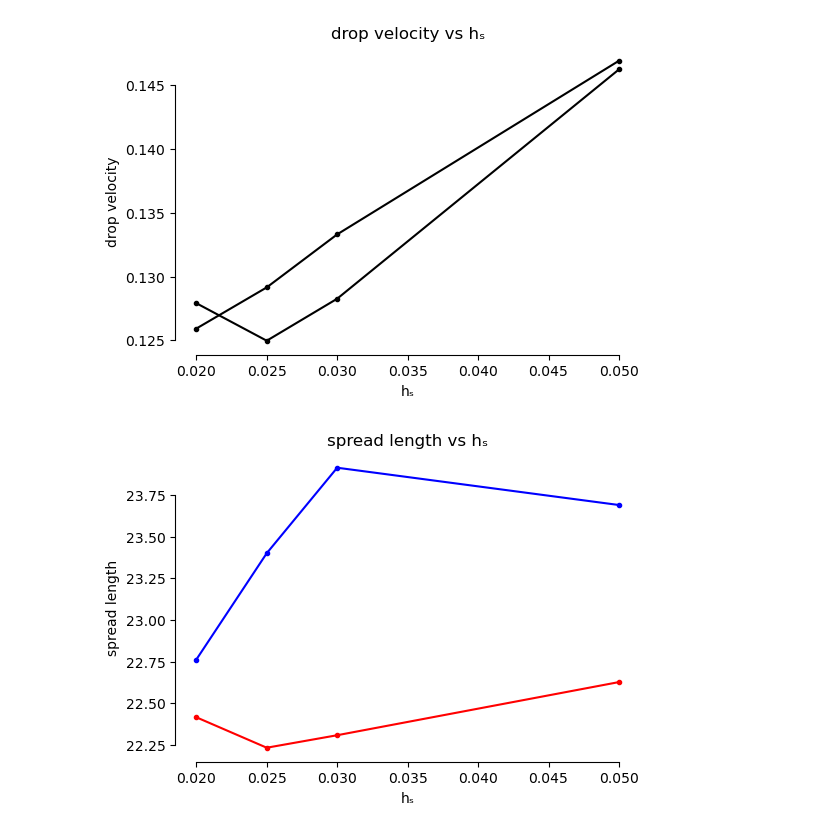
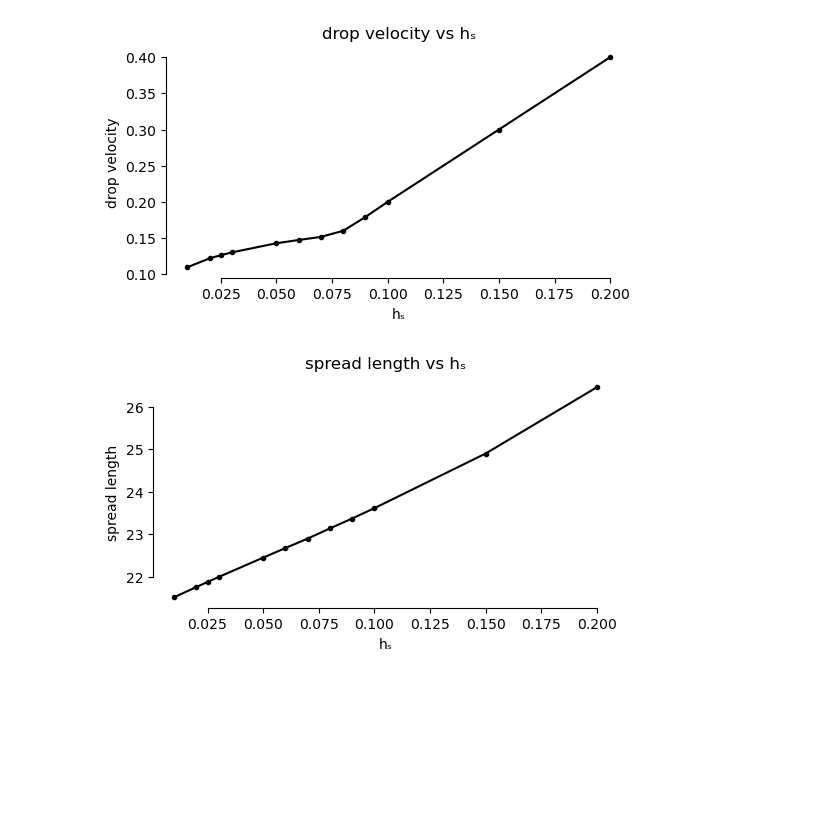
Before and after one commit to celliern/DropletSpreadingSim, a Jupyter notebook: scripts/80-explore_parametric.ipynb, the cells around one changed output. Cells and saved outputs as stored; diff of their text form; code cells hidden in the pictures; blank space fills up the shorter version.

```diff
--- a/scripts/80-explore_parametric.ipynb
+++ b/scripts/80-explore_parametric.ipynb
@@ -23,6 +22,3 @@ def compute_drop_velocity(ds, filter_winlen=51, filter_polyorder=3):
         dims=c.dims,
     )
     return c
-# %%
-ds = xr.open_dataset("../data/outputs/reproj_test/hₛ=0.02_reproject=true.nc")
-ds.t.isel(t=-1)
@@ -34,3 +24,0 @@ Coordinates:
-# %%
-ds = xr.open_dataset("../data/outputs/reprojection/hₛ=0.02_reproject=false.nc")
-ds.t.isel(t=-1)
@@ -42,10 +25,12 @@ Coordinates:
 # %%
 from pathlib import Path
+from typing import Dict
+from xarray import Dataset
 
-datasets = {}
-for ds in sorted(Path("../data/outputs/reprojection/").glob("*.nc")):
-    ds = xr.open_dataset(ds)
+
+datasets: Dict[str, Dataset] = {}
+for ds in sorted(Path("../data/outputs/hs_effect_wreproj/").glob("*.nc")):
+    ds = xr.open_dataset(ds).isel(y=0)
     ds["spread_len"] = compute_spread_len(ds)
     ds["drop_velocity"] = compute_drop_velocity(ds, filter_winlen=101)
-    datasets[(ds.attrs["hₛ"], ds.attrs["reproject"])] = ds
-datasets = {key: datasets[key] for key in sorted(datasets, key=lambda x: x[0])}
+    datasets[ds.attrs["hₛ"]] = ds
@@ -62,61 +50,43 @@ dict_keys([(0.02, 0), (0.02, 1), (0.025, 0), (0.025, 1), (0.03, 0), (0.03, 1), (
 # %%
-fig, ax = plt.subplots(figsize=(6, 4))
+fig, ax = plt.subplots(figsize=(6, 3))
 ax.plot(
     *zip(
         *[
-            (hs, ds.drop_velocity.isel(t=slice(-500)).mean())
-            for (hs, proj), ds in datasets.items()
-            if proj
-        ]
-    ),
-    marker=".",
-    color="k",
-)
-ax.plot(
-    *zip(
-        *[
-            (hs, ds.drop_velocity.isel(t=slice(-500)).mean())
-            for (hs, proj), ds in datasets.items()
-            if not proj
+            (hs, ds.drop_velocity.isel(t=slice(-500, None)).mean())
+            for hs, ds in datasets.items()
         ]
     ),
     marker=".",
     color="k",
 )
 ax.set_xlabel("hₛ")
 ax.set_ylabel("drop velocity")
 ax.set_title("drop velocity vs hₛ")
 sns.despine(trim=True)
+
+fig.savefig("../reports/figures/hs_param/drop_velocity_vs_hs.png", dpi=100)
+fig.savefig("../reports/figures/hs_param/drop_velocity_vs_hs.pdf", dpi=300)
 # %% [output]
-[figure, old version]
+[figure, new version]
 # %%
-fig, ax = plt.subplots(figsize=(6, 4))
+fig, ax = plt.subplots(figsize=(6, 3))
 ax.plot(
     *zip(
         *[
-            (hs, ds.spread_len.isel(t=slice(-500)).mean())
-            for (hs, proj), ds in datasets.items()
-            if proj
+            (hs, ds.spread_len.isel(t=slice(-500, None)).mean())
+            for hs, ds in datasets.items()
         ]
     ),
     marker=".",
-    color="r",
+    color="k",
 )
-ax.plot(
-    *zip(
-        *[
-            (hs, ds.spread_len.isel(t=slice(-500)).mean())
-            for (hs, proj), ds in datasets.items()
-            if not proj
-        ]
-    ),
-    marker=".",
-    color="b",
-)
+
 ax.set_xlabel("hₛ")
 ax.set_ylabel("spread length")
 ax.set_title("spread length vs hₛ")
 sns.despine(trim=True)
+fig.savefig("../reports/figures/hs_param/spread_len_vs_hs.png", dpi=100)
+fig.savefig("../reports/figures/hs_param/spread_len_vs_hs.pdf", dpi=300)
 # %% [output]
-[figure, old version]
+[figure, new version]
 # %%
```
Also changed, not shown: parts of 14 cells of this notebook, 10 other files.
